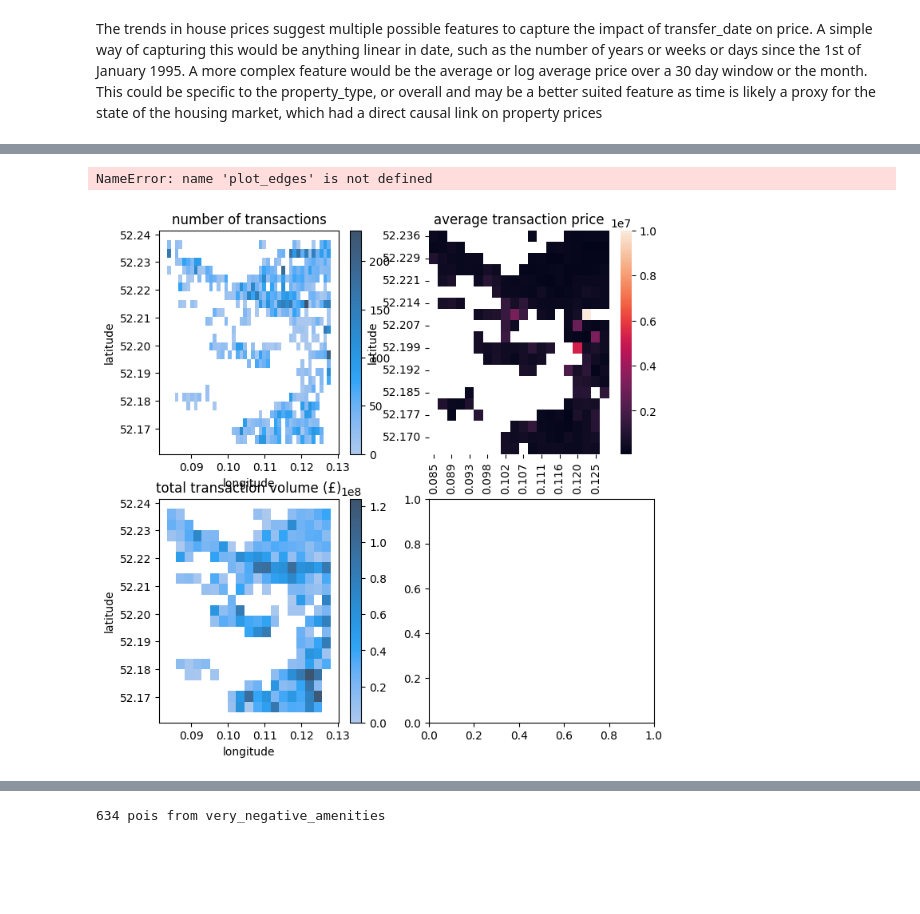
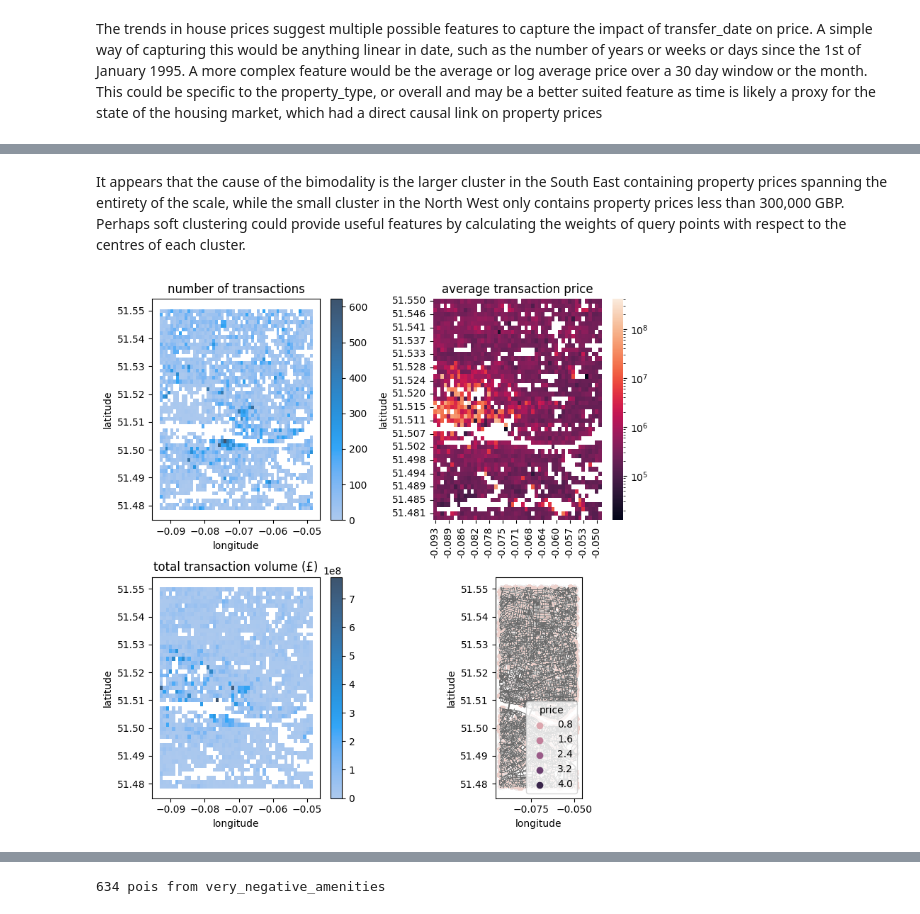
Before and after one commit to printlnHi/ukpricepaid, a Jupyter notebook: notebooks/ads_course_assessment-5.ipynb, the cells around one changed output, grey strips where cells are left out. Saved outputs shown, nothing was run; the diff lists cells and outputs as text; code cells hidden in the pictures; blank space fills up the shorter version.

Commit message:
moved example_coords to assess, changed transaction plotting to seaborn

```diff
--- a/notebooks/ads_course_assessment-5.ipynb
+++ b/notebooks/ads_course_assessment-5.ipynb
@@ -548,0 +559,4 @@ I want to confirm that
+# %%
+aldgate_bbox = access.km_bbox(assess.example_coords["aldgate"],5,5)
+aldgate_transactions = access.inner_join(conn, aldgate_bbox)
+print(f"{len(aldgate_transactions)} transactions for aldgate")
@@ -565,5 +606,6 @@ print(f"{len(txs)} transactions")
+# %% [markdown]
+It appears that the cause of the bimodality is the larger cluster in the South East containing property prices spanning the entirety of the scale, while the small cluster in the North West only contains property prices less than 300,000 GBP. Perhaps soft clustering could provide useful features by calculating the weights of query points with respect to the centres of each cluster.
 # %%
-plot_transactions_and_prices(txs, bbox=bbox)
+assess.plot_transactions_and_prices_geographically(aldgate_transactions, bins_across=50, average_kwargs={"norm":LogNorm()}, bbox=aldgate_bbox,alpha=0.002)
 # %% [output]
-NameError: name 'plot_edges' is not defined
-[figure, old version]
+[figure, new version]
```
Also changed, not shown: parts of 38 cells of this notebook, 2 other files.
